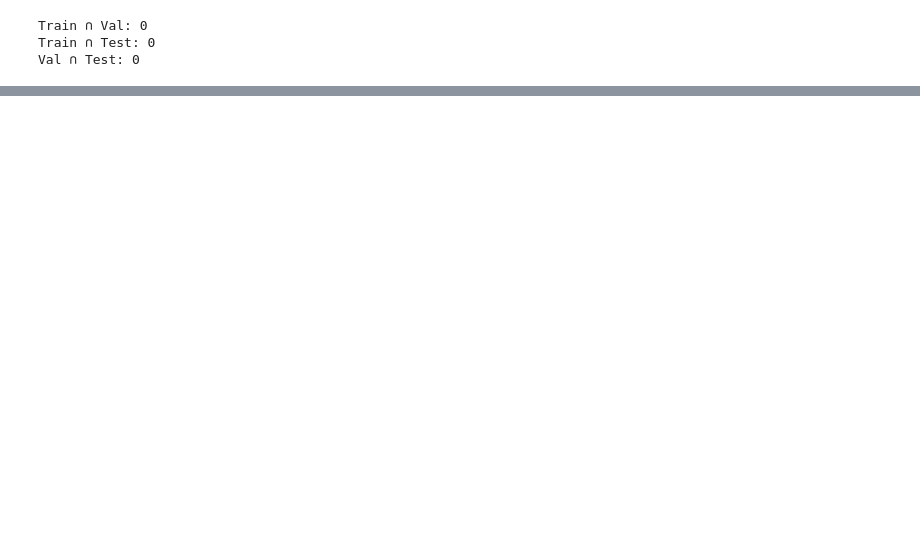
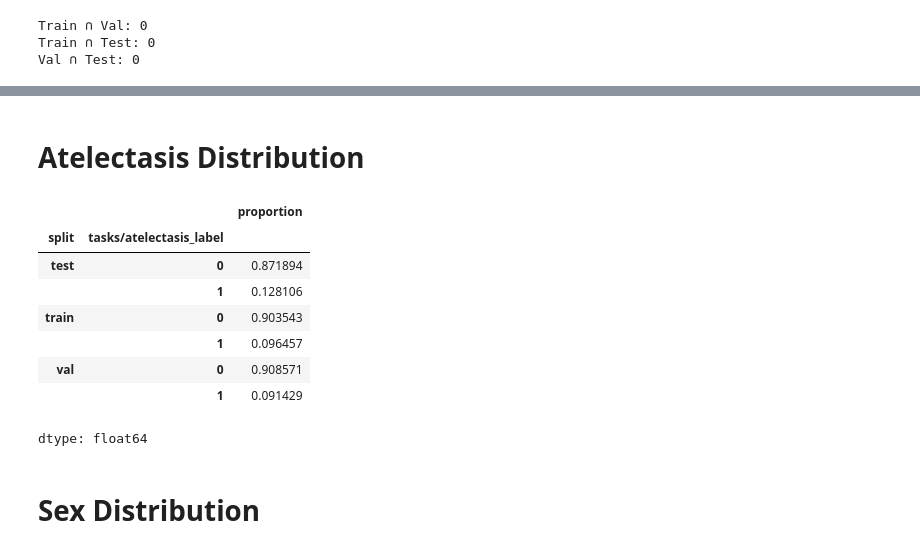
Before and after one commit to weixisee/COMP3931_Individual_Project, a Jupyter notebook: notebook/1_DataPreprocessing.ipynb, the cells around one changed output, grey strips where cells are left out. Saved outputs shown, nothing was run; the diff lists cells and outputs as text; code cells hidden in the pictures; blank space fills up the shorter version.

```diff
--- a/notebook/1_DataPreprocessing.ipynb
+++ b/notebook/1_DataPreprocessing.ipynb
@@ -612,0 +278,17 @@ def age_disparity(y_true, y_prob, df, threshold):
+# %% [markdown]
+# Atelectasis Distribution
+# %%
+# identify the distribution of positive atelectasis cases in each split
+df.groupby('split')['tasks/atelectasis_label'].value_counts(normalize=True)
+# %% [output]
+|  |  | proportion |
+| split | tasks/atelectasis_label |  |
+| test | 0 | 0.871894 |
+|  | 1 | 0.128106 |
+| train | 0 | 0.903543 |
+|  | 1 | 0.096457 |
+| val | 0 | 0.908571 |
+|  | 1 | 0.091429 |
+dtype: float64
+# %% [markdown]
+# Sex Distribution
```
Also changed, not shown: parts of 84 cells of this notebook.
